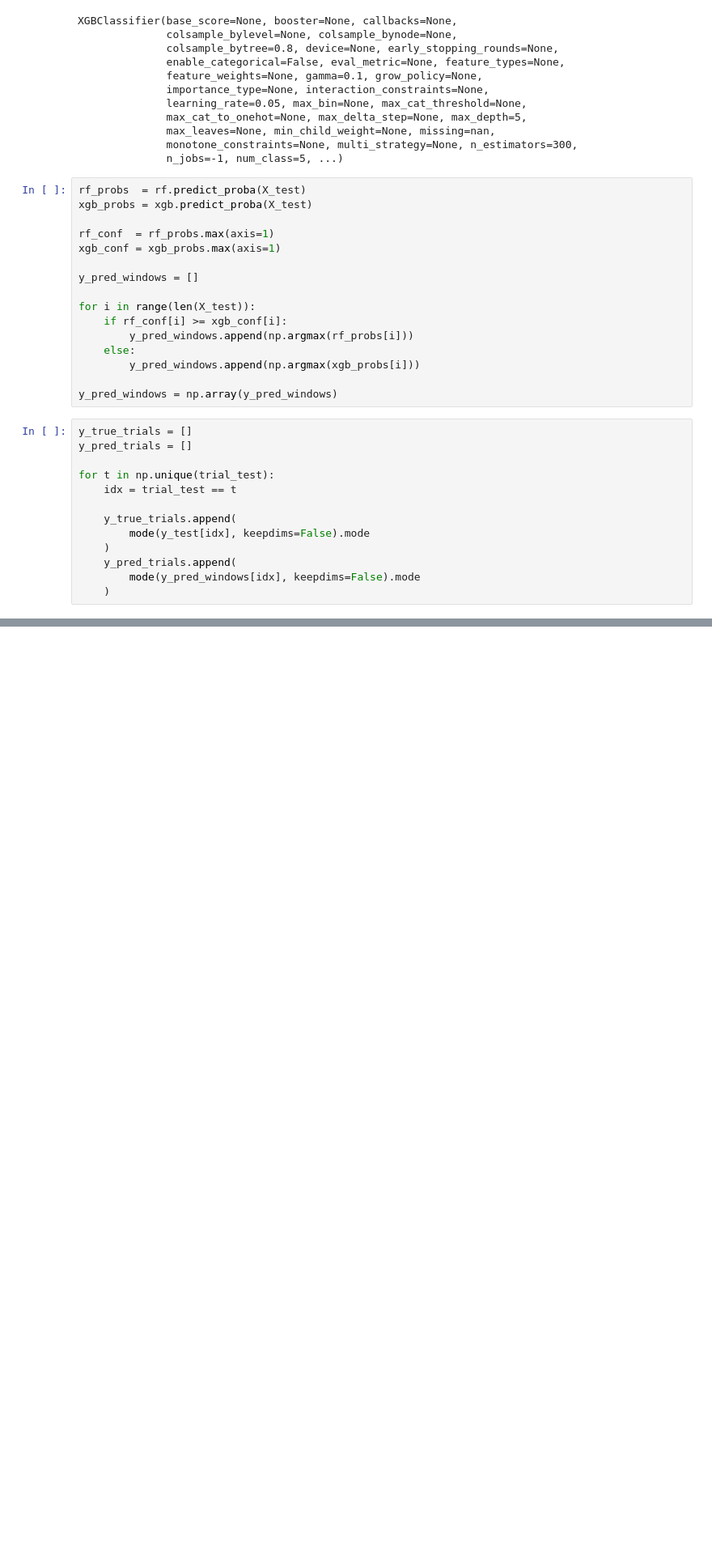
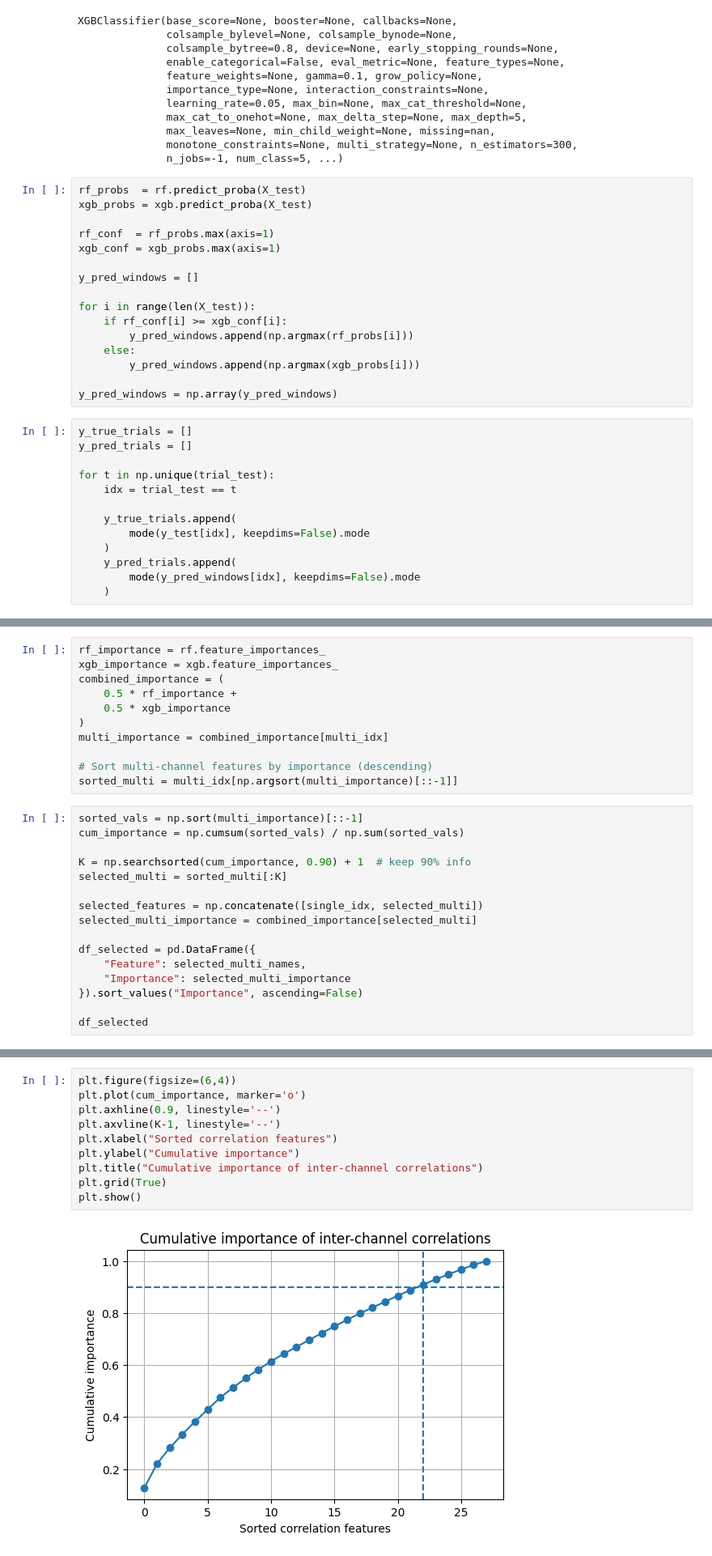
Before and after one commit to Dhanush-sai-reddy/uponcv-csv, a Jupyter notebook: Synapse.ipynb, the cells around one changed output, grey strips where cells are left out. Shown at 81% size. Cells and saved outputs as stored; diff of their text form; blank space fills up the shorter version.

```diff
--- a/Synapse.ipynb
+++ b/Synapse.ipynb
@@ -284,0 +282,27 @@ plt.show()
+# %%
+rf_importance = rf.feature_importances_
+xgb_importance = xgb.feature_importances_
+combined_importance = (
+    0.5 * rf_importance +
+    0.5 * xgb_importance
+)
+multi_importance = combined_importance[multi_idx]
+
+# Sort multi-channel features by importance (descending)
+sorted_multi = multi_idx[np.argsort(multi_importance)[::-1]]
+# %%
+sorted_vals = np.sort(multi_importance)[::-1]
+cum_importance = np.cumsum(sorted_vals) / np.sum(sorted_vals)
+
+K = np.searchsorted(cum_importance, 0.90) + 1  # keep 90% info
+selected_multi = sorted_multi[:K]
+
+selected_features = np.concatenate([single_idx, selected_multi])
+selected_multi_importance = combined_importance[selected_multi]
+
+df_selected = pd.DataFrame({
+    "Feature": selected_multi_names,
+    "Importance": selected_multi_importance
+}).sort_values("Importance", ascending=False)
+
+df_selected
@@ -284,0 +411,12 @@ plt.show()
+# %%
+plt.figure(figsize=(6,4))
+plt.plot(cum_importance, marker='o')
+plt.axhline(0.9, linestyle='--')
+plt.axvline(K-1, linestyle='--')
+plt.xlabel("Sorted correlation features")
+plt.ylabel("Cumulative importance")
+plt.title("Cumulative importance of inter-channel correlations")
+plt.grid(True)
+plt.show()
+# %% [output]
+[figure, added]
```
Also changed, not shown: parts of 19 cells of this notebook.
